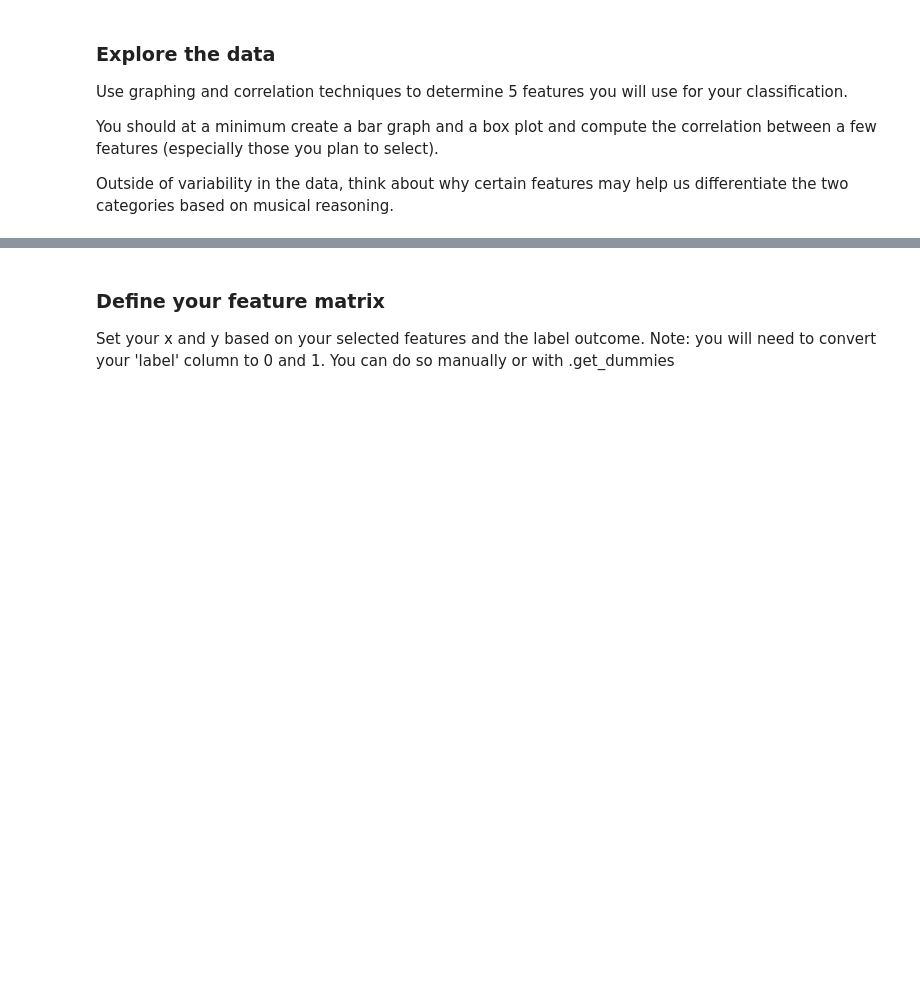
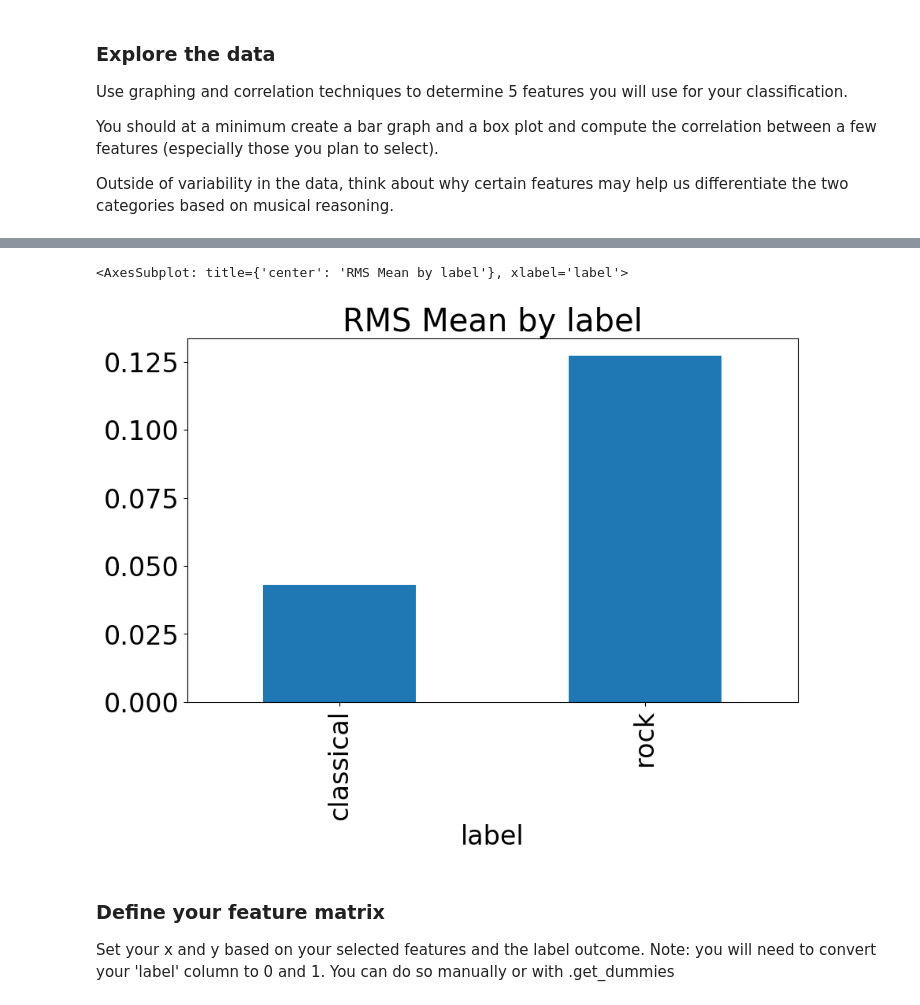
Before and after one commit to 4dfunk/AudioTechII, a Jupyter notebook: Activities/Activity7_PandasRegression.ipynb, the cells around one changed output, grey strips where cells are left out. Saved outputs shown, nothing was run; the diff lists cells and outputs as text; code cells hidden in the pictures; blank space fills up the shorter version.

```diff
--- a/Activities/Activity7_PandasRegression.ipynb
+++ b/Activities/Activity7_PandasRegression.ipynb
@@ -51,3 +62,9 @@ pd.crosstab(data['filename'], data['label'])
+# %%
+genre_rms = data.groupby('label')['rms_mean'].mean()
+genre_rms.plot.bar(figsize=(10, 6), title='RMS Mean by label')
+# %% [output]
+<AxesSubplot: title={'center': 'RMS Mean by label'}, xlabel='label'>
+[figure, added]
 # %% [markdown]
 ### Define your feature matrix
 
```
Also changed, not shown: parts of 33 cells of this notebook, 1 other file.
